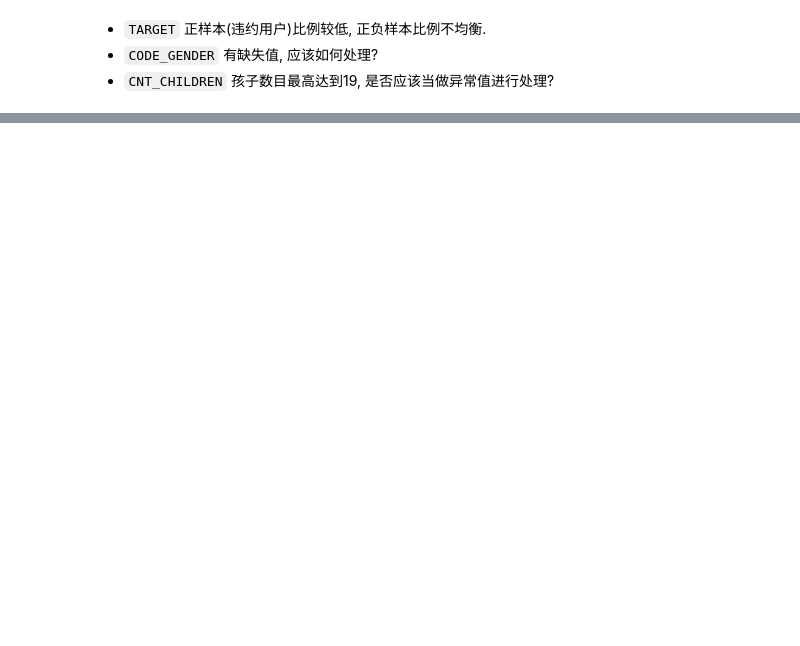
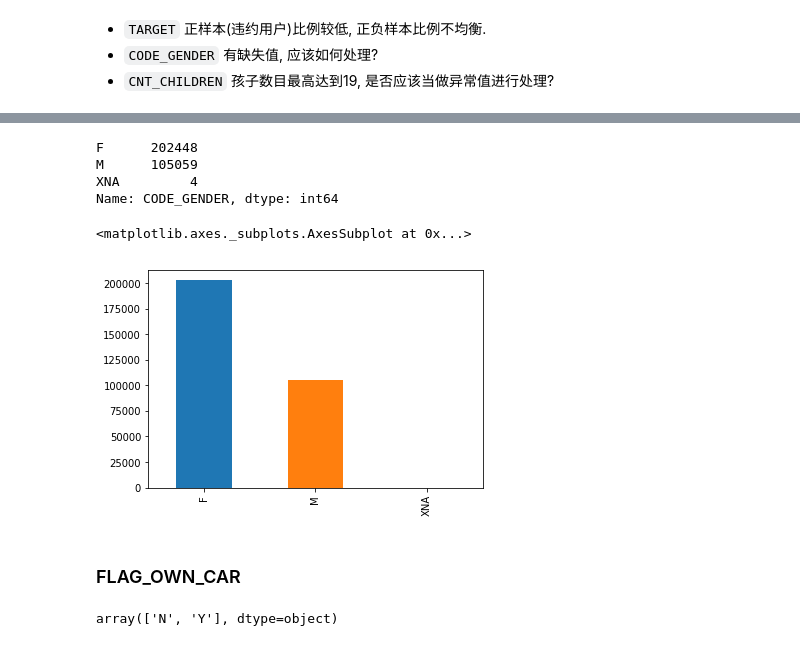
Before and after one commit to ShuaiHuang/kaggle-home-credit-default-risk, a Jupyter notebook: code/data-analysis.ipynb, the cells around one changed output, grey strips where cells are left out. Saved outputs shown, nothing was run; the diff lists cells and outputs as text; code cells hidden in the pictures; blank space fills up the shorter version.

```diff
--- a/code/data-analysis.ipynb
+++ b/code/data-analysis.ipynb
@@ -100,0 +127,18 @@ Name: AMT_REQ_CREDIT_BUREAU_YEAR, dtype: float64
+# %%
+user_df['CODE_GENDER'].value_counts()
+# %% [output]
+F      202448
+M      105059
+XNA         4
+Name: CODE_GENDER, dtype: int64
+# %%
+user_df['CODE_GENDER'].value_counts().plot(kind='bar')
+# %% [output]
+<matplotlib.axes._subplots.AxesSubplot at 0x...>
+[figure, added]
+# %% [markdown]
+### FLAG_OWN_CAR
+# %%
+user_df['FLAG_OWN_CAR'].unique()
+# %% [output]
+array(['N', 'Y'], dtype=object)
```
Also changed, not shown: parts of 383 cells of this notebook.
